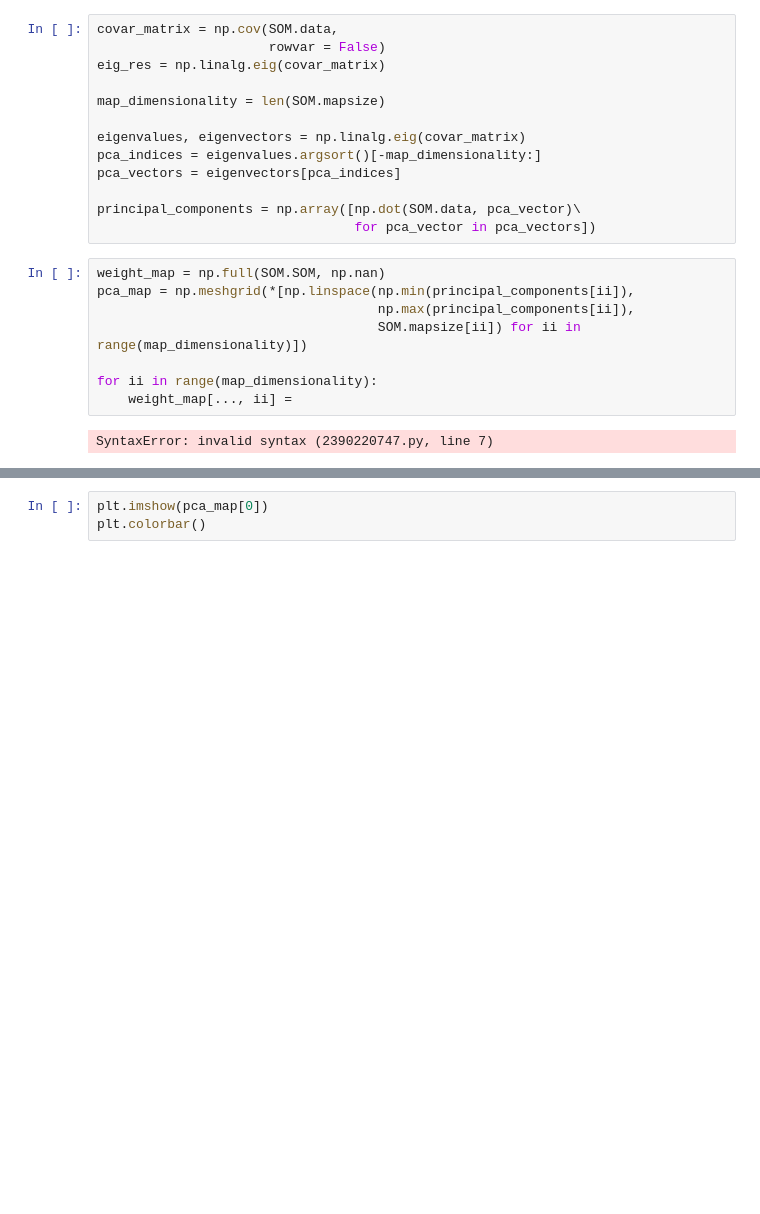
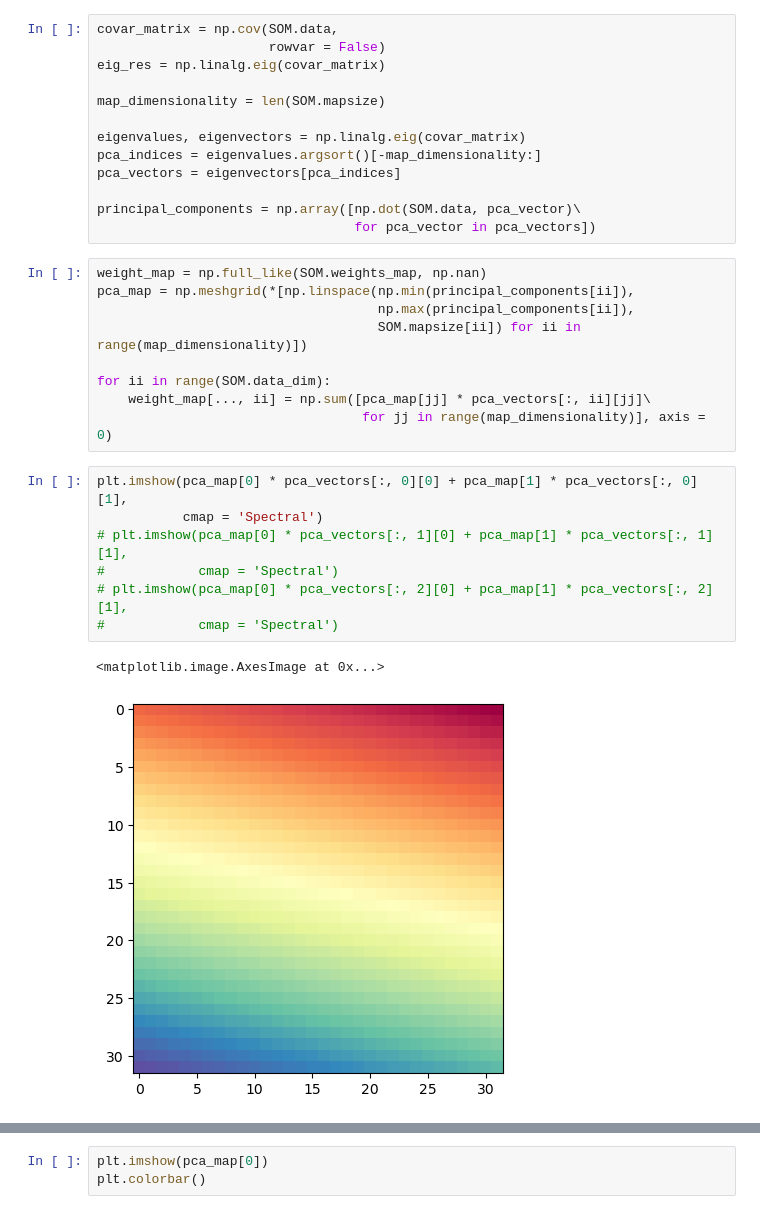
Before and after one commit to lsajkov/strw_mpdg, a Jupyter notebook: build_som.ipynb, the cells around one changed output, grey strips where cells are left out. Drawn from its saved outputs; the diff is of its cells as text; blank space fills up the shorter version.

```diff
--- a/build_som.ipynb
+++ b/build_som.ipynb
@@ -292,12 +292,21 @@ pca_vectors = eigenvectors[pca_indices]
 principal_components = np.array([np.dot(SOM.data, pca_vector)\
                                  for pca_vector in pca_vectors])
 # %%
-weight_map = np.full(SOM.SOM, np.nan)
+weight_map = np.full_like(SOM.weights_map, np.nan)
 pca_map = np.meshgrid(*[np.linspace(np.min(principal_components[ii]),
                                     np.max(principal_components[ii]),
                                     SOM.mapsize[ii]) for ii in range(map_dimensionality)])
 
-for ii in range(map_dimensionality):
-    weight_map[..., ii] =
+for ii in range(SOM.data_dim):
+    weight_map[..., ii] = np.sum([pca_map[jj] * pca_vectors[:, ii][jj]\
+                                  for jj in range(map_dimensionality)], axis = 0)
-# %% [output]
-SyntaxError: invalid syntax (2390220747.py, line 7)
+# %%
+plt.imshow(pca_map[0] * pca_vectors[:, 0][0] + pca_map[1] * pca_vectors[:, 0][1],
+           cmap = 'Spectral')
+# plt.imshow(pca_map[0] * pca_vectors[:, 1][0] + pca_map[1] * pca_vectors[:, 1][1],
+#            cmap = 'Spectral')
+# plt.imshow(pca_map[0] * pca_vectors[:, 2][0] + pca_map[1] * pca_vectors[:, 2][1],
+#            cmap = 'Spectral')
+# %% [output]
+<matplotlib.image.AxesImage at 0x...>
+[figure, added]
```
Also changed, not shown: parts of 6 cells of this notebook, 1 other file.
